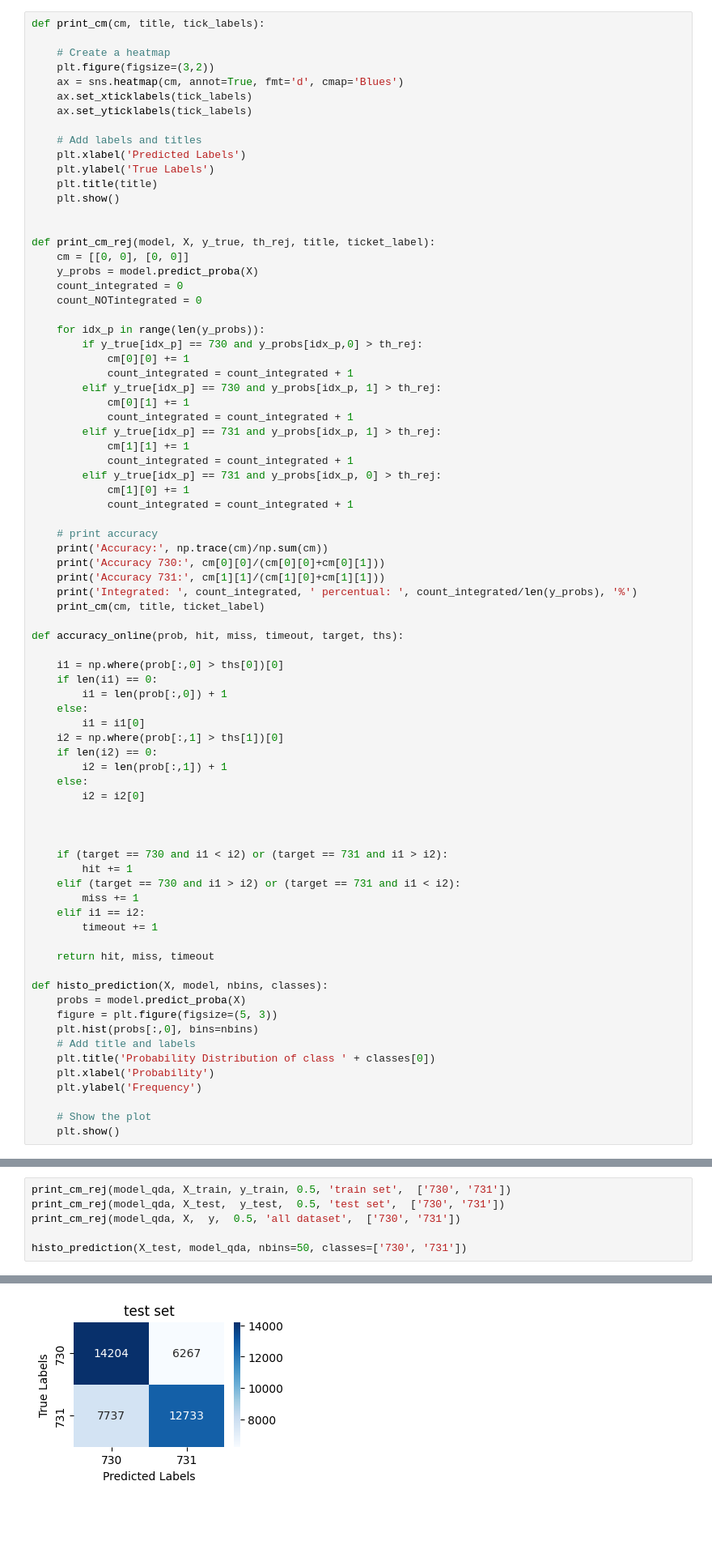
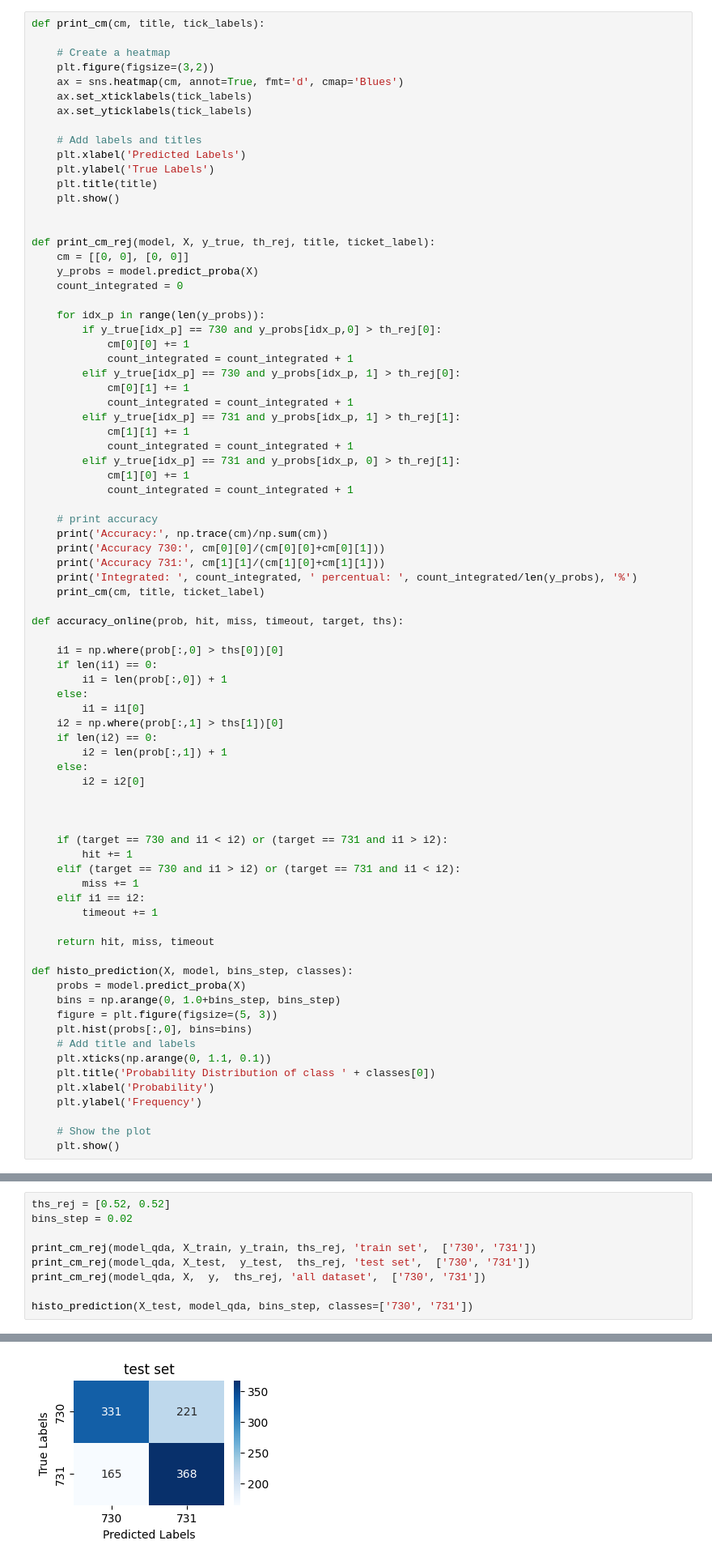
Before and after one commit to neurorobotics-iaslab/qda_cvsa, a Jupyter notebook: create_dataset_and_QDA/create_qda.ipynb, the cells around one changed output, grey strips where cells are left out. Shown at 81% size. Saved outputs shown, nothing was run; the diff lists cells and outputs as text; blank space fills up the shorter version.

Commit message:
cfunction to test the integrator

```diff
--- a/create_dataset_and_QDA/create_qda.ipynb
+++ b/create_dataset_and_QDA/create_qda.ipynb
@@ -77,19 +77,18 @@ def print_cm_rej(model, X, y_true, th_rej, title, ticket_label):
     cm = [[0, 0], [0, 0]]
     y_probs = model.predict_proba(X)
     count_integrated = 0
-    count_NOTintegrated = 0
 
     for idx_p in range(len(y_probs)):
-        if y_true[idx_p] == 730 and y_probs[idx_p,0] > th_rej:
+        if y_true[idx_p] == 730 and y_probs[idx_p,0] > th_rej[0]:
             cm[0][0] += 1
             count_integrated = count_integrated + 1
-        elif y_true[idx_p] == 730 and y_probs[idx_p, 1] > th_rej:
+        elif y_true[idx_p] == 730 and y_probs[idx_p, 1] > th_rej[0]:
             cm[0][1] += 1
             count_integrated = count_integrated + 1
-        elif y_true[idx_p] == 731 and y_probs[idx_p, 1] > th_rej:
+        elif y_true[idx_p] == 731 and y_probs[idx_p, 1] > th_rej[1]:
             cm[1][1] += 1
             count_integrated = count_integrated + 1
-        elif y_true[idx_p] == 731 and y_probs[idx_p, 0] > th_rej:
+        elif y_true[idx_p] == 731 and y_probs[idx_p, 0] > th_rej[1]:
             cm[1][0] += 1
             count_integrated = count_integrated + 1
 
@@ -124,11 +123,13 @@ def accuracy_online(prob, hit, miss, timeout, target, ths):
 
     return hit, miss, timeout
 
-def histo_prediction(X, model, nbins, classes):
+def histo_prediction(X, model, bins_step, classes):
     probs = model.predict_proba(X)
+    bins = np.arange(0, 1.0+bins_step, bins_step)
     figure = plt.figure(figsize=(5, 3))
-    plt.hist(probs[:,0], bins=nbins)
+    plt.hist(probs[:,0], bins=bins)
     # Add title and labels
+    plt.xticks(np.arange(0, 1.1, 0.1))
     plt.title('Probability Distribution of class ' + classes[0])
     plt.xlabel('Probability')
     plt.ylabel('Frequency')
@@ -320,7 +349,10 @@ Accuracy all:   0.6562530532486566
 # %%
-print_cm_rej(model_qda, X_train, y_train, 0.5, 'train set',  ['730', '731'])
-print_cm_rej(model_qda, X_test,  y_test,  0.5, 'test set',  ['730', '731'])
-print_cm_rej(model_qda, X,  y,  0.5, 'all dataset',  ['730', '731'])
+ths_rej = [0.52, 0.52]
+bins_step = 0.02
 
-histo_prediction(X_test, model_qda, nbins=50, classes=['730', '731'])
+print_cm_rej(model_qda, X_train, y_train, ths_rej, 'train set',  ['730', '731'])
+print_cm_rej(model_qda, X_test,  y_test,  ths_rej, 'test set',  ['730', '731'])
+print_cm_rej(model_qda, X,  y,  ths_rej, 'all dataset',  ['730', '731'])
+
+histo_prediction(X_test, model_qda, bins_step, classes=['730', '731'])
 # %% [output]
@@ -336 +368 @@ Integrated:  40941  percentual:  1.0 %
-[figure, old version]
+[figure, new version]
```
Also changed, not shown: parts of 9 cells of this notebook, 2 other files.
